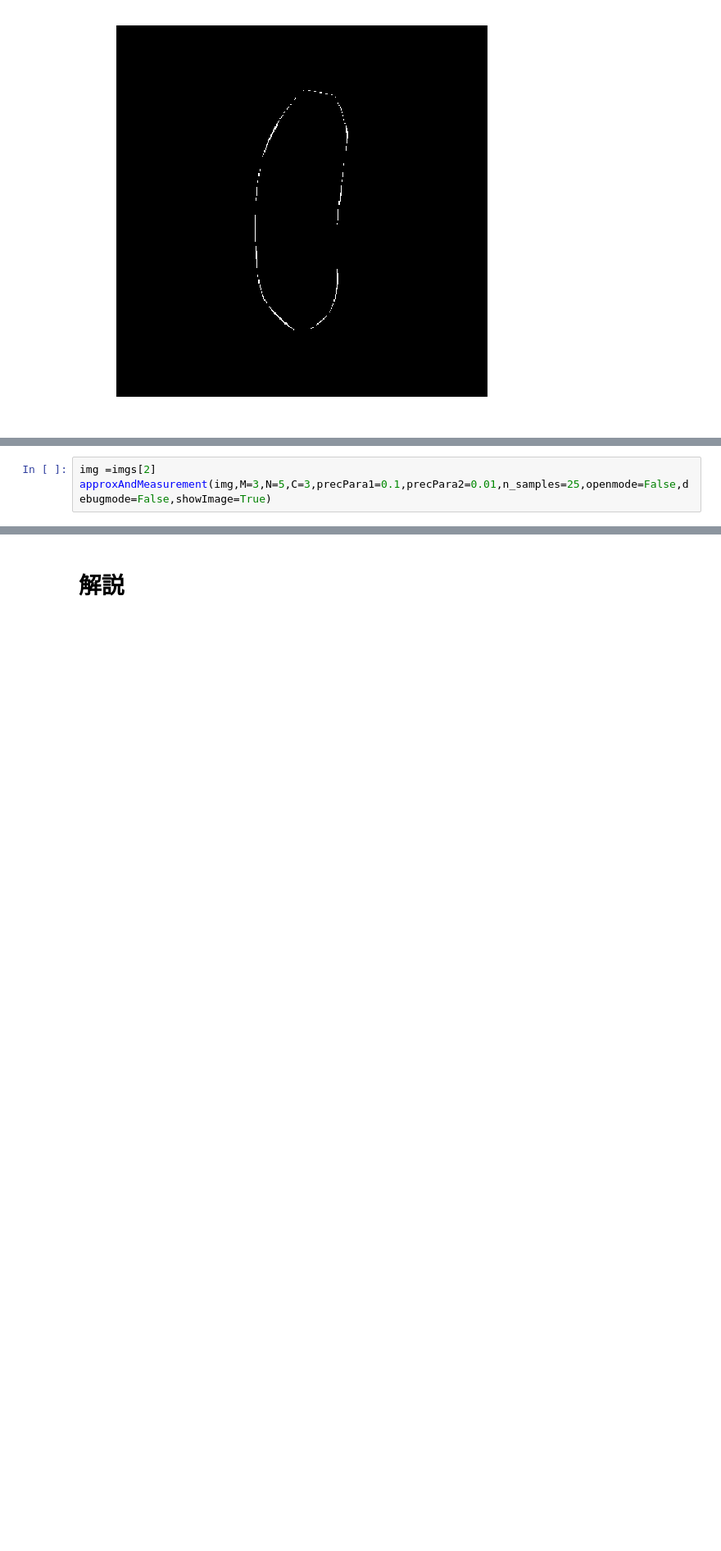
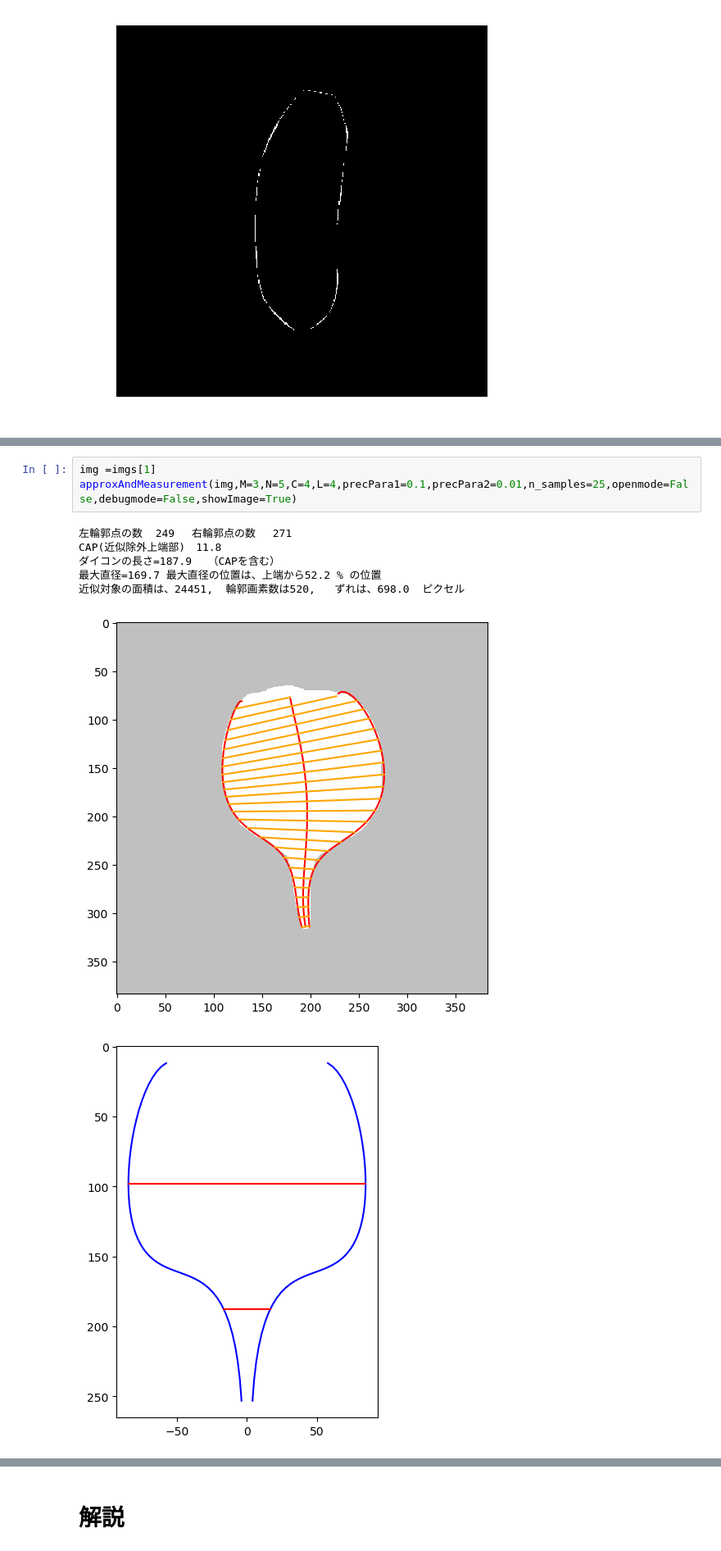
Before and after one commit to iciromaco/RL2nd, a Jupyter notebook: WORK.ipynb, the cells around one changed output, grey strips where cells are left out. Shown at 82% size. Drawn from its saved outputs; the diff is of its cells as text; blank space fills up the shorter version.

```diff
--- a/WORK.ipynb
+++ b/WORK.ipynb
@@ -507,3 +508,11 @@ CAP(近似除外上端部)　52.6
 # %%
-img =imgs[2]
-approxAndMeasurement(img,M=3,N=5,C=3,precPara1=0.1,precPara2=0.01,n_samples=25,openmode=False,debugmode=False,showImage=True)
+img =imgs[1]
+approxAndMeasurement(img,M=3,N=5,C=4,L=4,precPara1=0.1,precPara2=0.01,n_samples=25,openmode=False,debugmode=False,showImage=True)
+# %% [output]
+左輪郭点の数  249 　右輪郭点の数　 271
+CAP(近似除外上端部)　11.8
+ダイコンの長さ=187.9　　（CAPを含む）
+最大直径=169.7 最大直径の位置は、上端から52.2 % の位置
+近似対象の面積は、24451,  輪郭画素数は520,   ずれは、698.0  ピクセル
+[figure, added]
+[figure, added]
```
Also changed, not shown: parts of 22 cells of this notebook.
